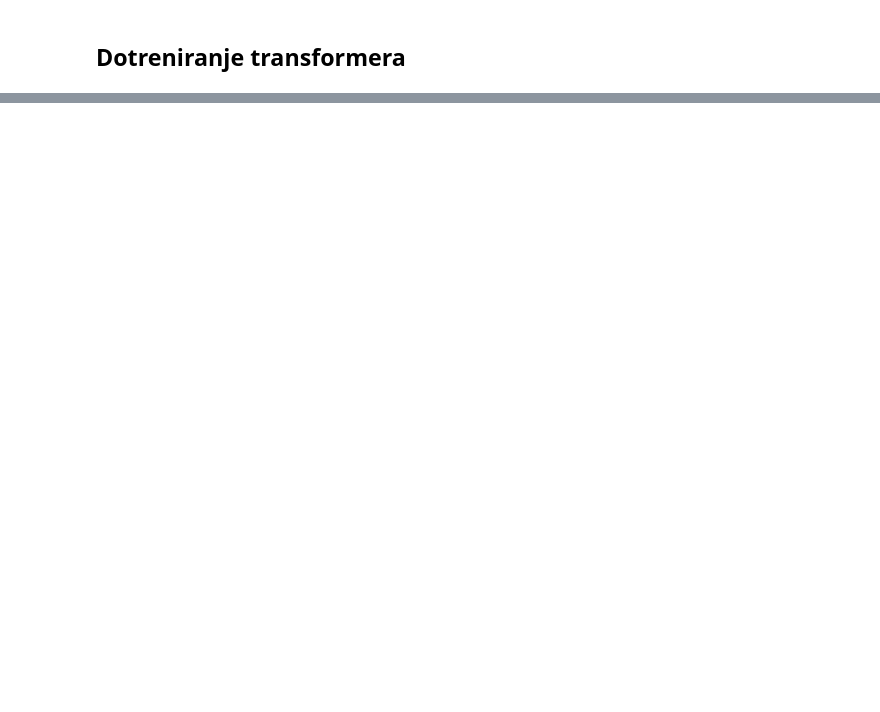
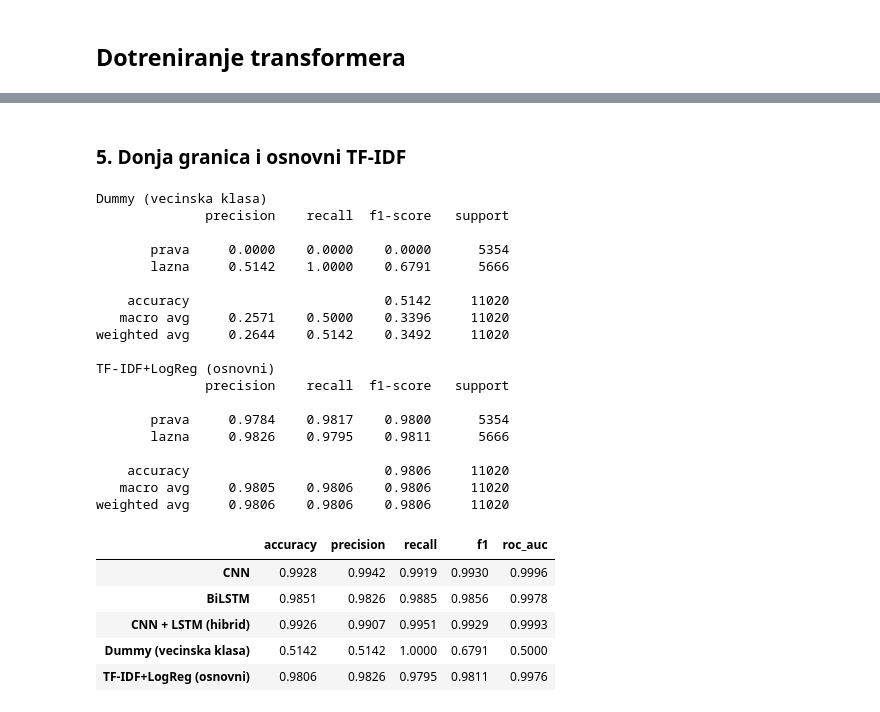
Before and after one commit to BogBogdan/fake-news-matf-masinsko-u-enje-projekat-2026, a Jupyter notebook: program.ipynb, the cells around one changed output, grey strips where cells are left out. Saved outputs shown, nothing was run; the diff lists cells and outputs as text; code cells hidden in the pictures; blank space fills up the shorter version.

```diff
--- a/program.ipynb
+++ b/program.ipynb
@@ -131,0 +593,8 @@ args = TrainingArguments(
+# %%
+y_true = np.asarray(y_test)
+
+oceni("CNN", y_true, cnn.predict(Xpre, verbose=0))
+oceni("BiLSTM", y_true, lstm.predict(Xpre, verbose=0))
+oceni("CNN + LSTM (hibrid)", y_true, hibrid.predict(Xpre, verbose=0))
+
+pd.DataFrame(rezultati).T.round(4)
@@ -131,0 +623,42 @@ args = TrainingArguments(
+# %% [markdown]
+### 5. Donja granica i osnovni TF-IDF
+# %%
+from sklearn.feature_extraction.text import TfidfVectorizer
+from sklearn.linear_model import LogisticRegression
+from sklearn.dummy import DummyClassifier
+from sklearn.pipeline import make_pipeline
+
+dummy = DummyClassifier(strategy="most_frequent").fit(X_train, y_train)
+oceni("Dummy (vecinska klasa)", y_true, dummy.predict_proba(X_test)[:, 1])
+
+tfidf_osnovni = make_pipeline(TfidfVectorizer(), LogisticRegression(max_iter=1000))
+tfidf_osnovni.fit(X_train, y_train)
+oceni("TF-IDF+LogReg (osnovni)", y_true, tfidf_osnovni.predict_proba(X_test)[:, 1])
+
+pd.DataFrame(rezultati).T.round(4)
+# %% [output]
+Dummy (vecinska klasa)
+              precision    recall  f1-score   support
+
+       prava     0.0000    0.0000    0.0000      5354
+       lazna     0.5142    1.0000    0.6791      5666
+
+    accuracy                         0.5142     11020
+   macro avg     0.2571    0.5000    0.3396     11020
+weighted avg     0.2644    0.5142    0.3492     11020
+
+TF-IDF+LogReg (osnovni)
+              precision    recall  f1-score   support
+
+       prava     0.9784    0.9817    0.9800      5354
+       lazna     0.9826    0.9795    0.9811      5666
+
+    accuracy                         0.9806     11020
+   macro avg     0.9805    0.9806    0.9806     11020
+weighted avg     0.9806    0.9806    0.9806     11020
+|  | accuracy | precision | recall | f1 | roc_auc |
+| CNN | 0.9928 | 0.9942 | 0.9919 | 0.9930 | 0.9996 |
+| BiLSTM | 0.9851 | 0.9826 | 0.9885 | 0.9856 | 0.9978 |
+| CNN + LSTM (hibrid) | 0.9926 | 0.9907 | 0.9951 | 0.9929 | 0.9993 |
+| Dummy (vecinska klasa) | 0.5142 | 0.5142 | 1.0000 | 0.6791 | 0.5000 |
+| TF-IDF+LogReg (osnovni) | 0.9806 | 0.9826 | 0.9795 | 0.9811 | 0.9976 |
```
Also changed, not shown: parts of 43 cells of this notebook, 3 other files.
